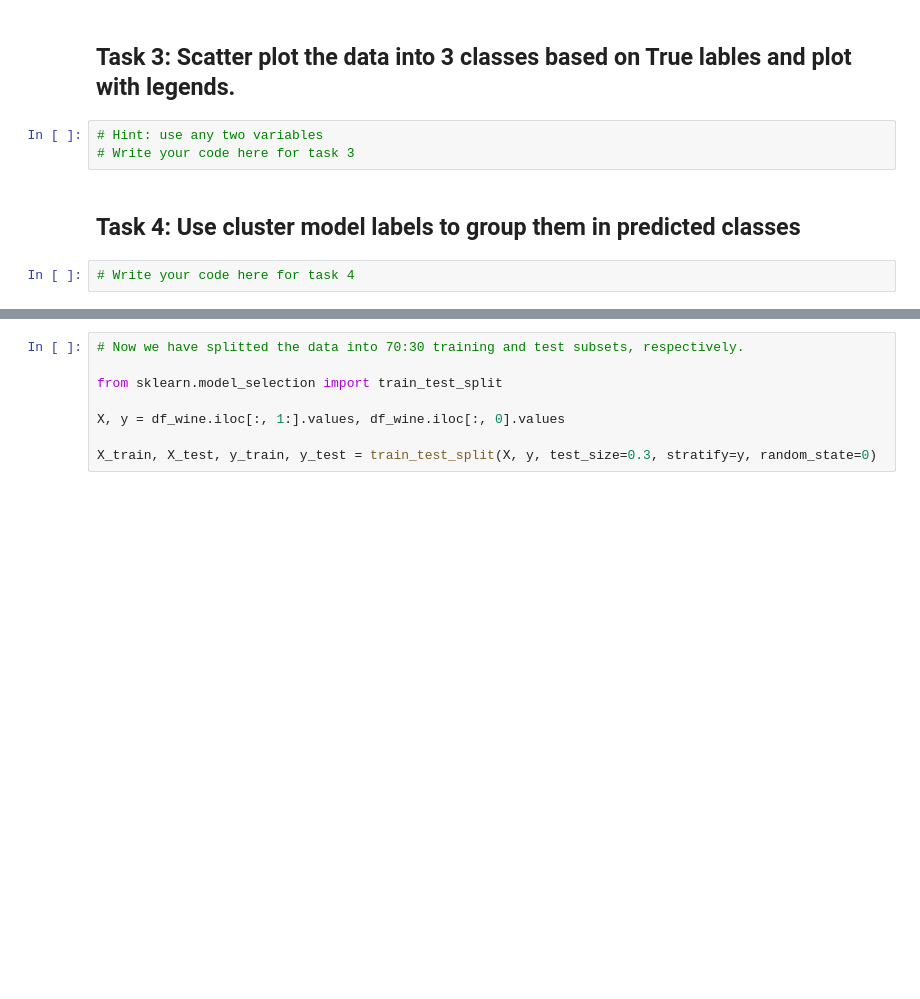
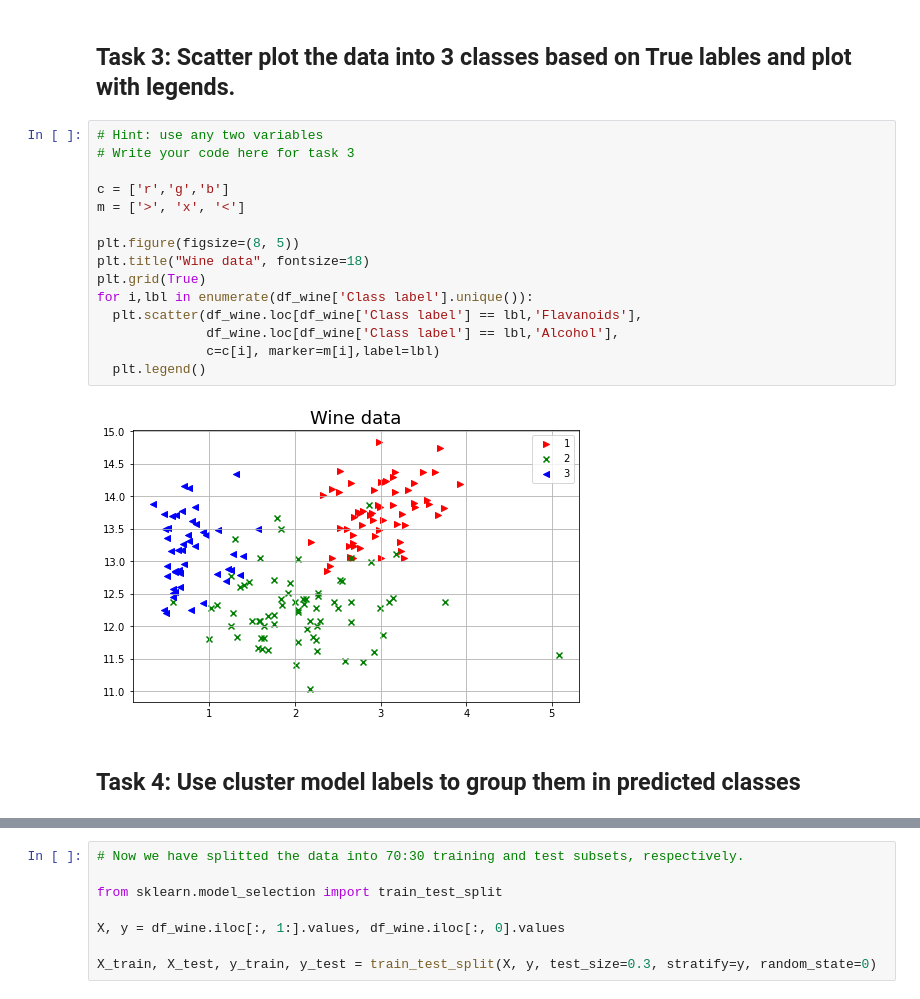
Before and after one commit to ShahrukhS/CE888-DS, a Jupyter notebook: Lab_6/Lab_6_Exercise.ipynb, the cells around one changed output, grey strips where cells are left out. Cells and saved outputs as stored; diff of their text form; blank space fills up the shorter version.

```diff
--- a/Lab_6/Lab_6_Exercise.ipynb
+++ b/Lab_6/Lab_6_Exercise.ipynb
@@ -340,9 +356,21 @@ Index(['Class label'], dtype='object')
 # %% [markdown]
 ## Task 3: Scatter plot the data into 3 classes based on True lables and plot with legends.
-# %%
-# Hint: use any two variables
-# Write your code here for task 3
+# %%
+# Hint: use any two variables
+# Write your code here for task 3
+
+c = ['r','g','b']
+m = ['>', 'x', '<']
+
+plt.figure(figsize=(8, 5))
+plt.title("Wine data", fontsize=18)
+plt.grid(True)
+for i,lbl in enumerate(df_wine['Class label'].unique()):
+  plt.scatter(df_wine.loc[df_wine['Class label'] == lbl,'Flavanoids'],
+              df_wine.loc[df_wine['Class label'] == lbl,'Alcohol'],
+              c=c[i], marker=m[i],label=lbl)
+  plt.legend()
+# %% [output]
+[figure, added]
 # %% [markdown]
 ## Task 4: Use cluster model labels to group them in predicted classes
-# %%
-# Write your code here for task 4
```
Also changed, not shown: parts of 32 cells of this notebook.
